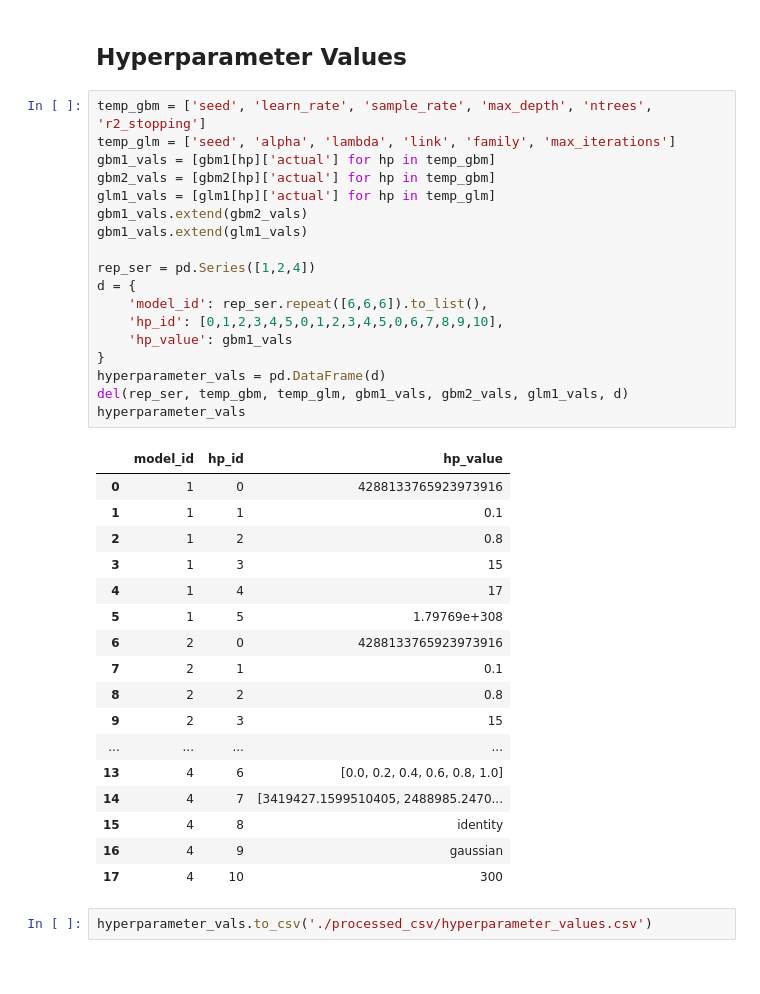
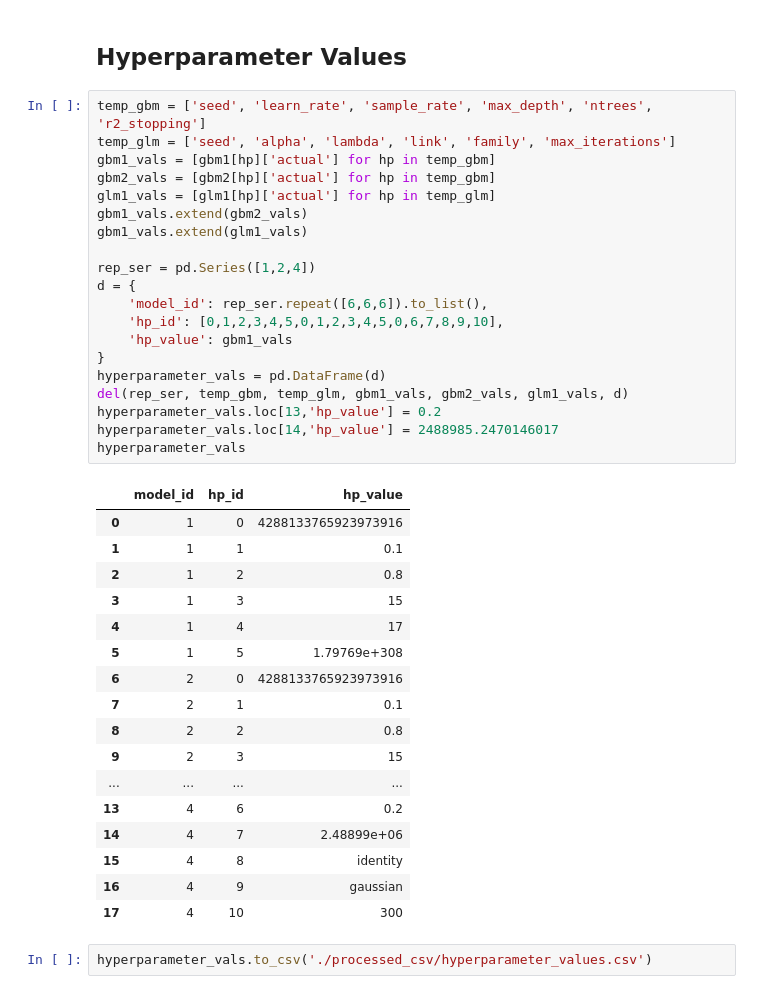
Before and after one commit to INFO6105-Spring19/hyperparameter-db-project-db16, a Jupyter notebook: source/Initial CSV creation.ipynb, the cells around one changed output. Cells and saved outputs as stored; diff of their text form.

Commit message:
Corrected the value in the hp vlaues table

```diff
--- a/source/Initial CSV creation.ipynb
+++ b/source/Initial CSV creation.ipynb
@@ -637,35 +637,37 @@ hyperparameter_df.to_csv('./processed_csv/hyperparameter.csv')
 temp_gbm = ['seed', 'learn_rate', 'sample_rate', 'max_depth', 'ntrees', 'r2_stopping']
 temp_glm = ['seed', 'alpha', 'lambda', 'link', 'family', 'max_iterations']
 gbm1_vals = [gbm1[hp]['actual'] for hp in temp_gbm]
 gbm2_vals = [gbm2[hp]['actual'] for hp in temp_gbm]
 glm1_vals = [glm1[hp]['actual'] for hp in temp_glm]
 gbm1_vals.extend(gbm2_vals)
 gbm1_vals.extend(glm1_vals)
 
 rep_ser = pd.Series([1,2,4])
 d = {
     'model_id': rep_ser.repeat([6,6,6]).to_list(),
     'hp_id': [0,1,2,3,4,5,0,1,2,3,4,5,0,6,7,8,9,10],
     'hp_value': gbm1_vals
 }
 hyperparameter_vals = pd.DataFrame(d)
 del(rep_ser, temp_gbm, temp_glm, gbm1_vals, gbm2_vals, glm1_vals, d)
+hyperparameter_vals.loc[13,'hp_value'] = 0.2
+hyperparameter_vals.loc[14,'hp_value'] = 2488985.2470146017
 hyperparameter_vals
 # %% [output]
 |  | model_id | hp_id | hp_value |
 | 0 | 1 | 0 | 4288133765923973916 |
 | 1 | 1 | 1 | 0.1 |
 | 2 | 1 | 2 | 0.8 |
 | 3 | 1 | 3 | 15 |
 | 4 | 1 | 4 | 17 |
 | 5 | 1 | 5 | 1.79769e+308 |
 | 6 | 2 | 0 | 4288133765923973916 |
 | 7 | 2 | 1 | 0.1 |
 | 8 | 2 | 2 | 0.8 |
 | 9 | 2 | 3 | 15 |
 | ... | ... | ... | ... |
-| 13 | 4 | 6 | [0.0, 0.2, 0.4, 0.6, 0.8, 1.0] |
-| 14 | 4 | 7 | [3419427.1599510405, 2488985.2470... |
+| 13 | 4 | 6 | 0.2 |
+| 14 | 4 | 7 | 2.48899e+06 |
 | 15 | 4 | 8 | identity |
 | 16 | 4 | 9 | gaussian |
 | 17 | 4 | 10 | 300 |
```
Also changed, not shown: 1 other file.
